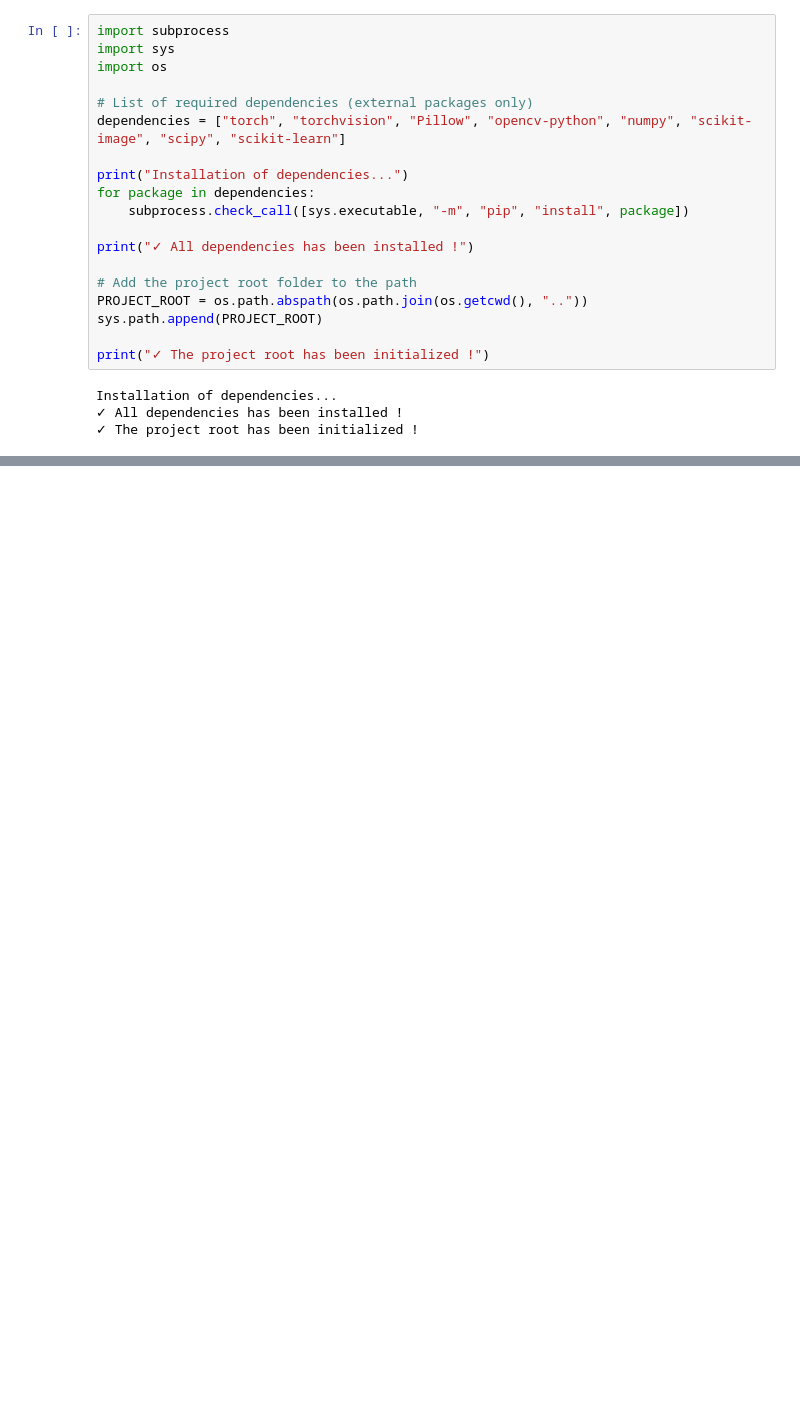
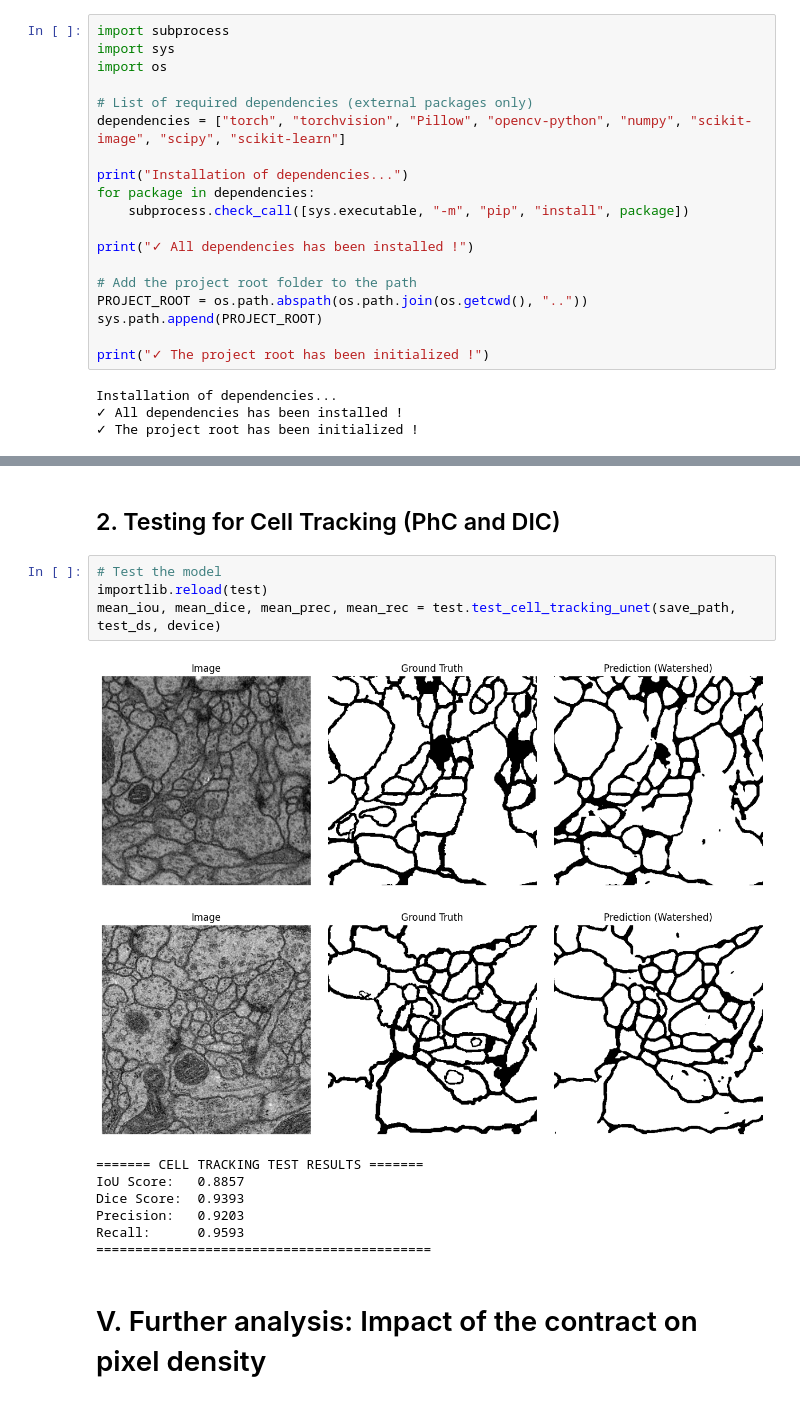
Before and after one commit to A0404/MLA_UNet, a Jupyter notebook: notebooks/notebook.ipynb, the cells around one changed output, grey strips where cells are left out. Saved outputs shown, nothing was run; the diff lists cells and outputs as text; blank space fills up the shorter version.

```diff
--- a/notebooks/notebook.ipynb
+++ b/notebooks/notebook.ipynb
@@ -390,0 +180,17 @@ FileNotFoundError: [Errno 2] No such file or directory: 'd:\\Documents #\\5e Ann
+# %% [markdown]
+## 2. Testing for Cell Tracking (PhC and DIC)
+# %%
+# Test the model
+importlib.reload(test)
+mean_iou, mean_dice, mean_prec, mean_rec = test.test_cell_tracking_unet(save_path, test_ds, device)
+# %% [output]
+[figure, added]
+[figure, added]
+======= CELL TRACKING TEST RESULTS =======
+IoU Score:   0.8857
+Dice Score:  0.9393
+Precision:   0.9203
+Recall:      0.9593
+===========================================
+# %% [markdown]
+# V. Further analysis: Impact of the contract on pixel density
```
Also changed, not shown: parts of 42 cells of this notebook, 32 other files.
